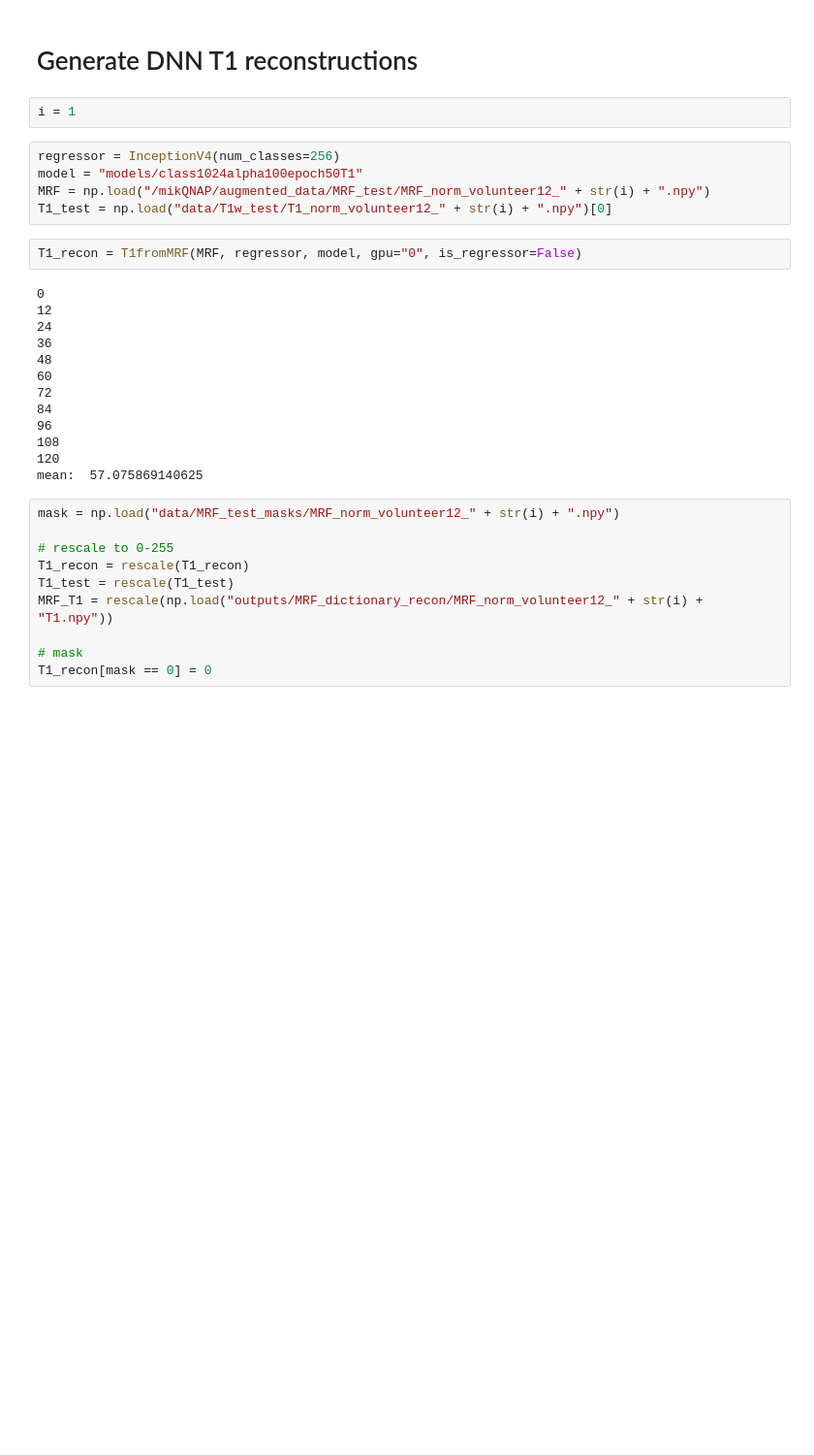
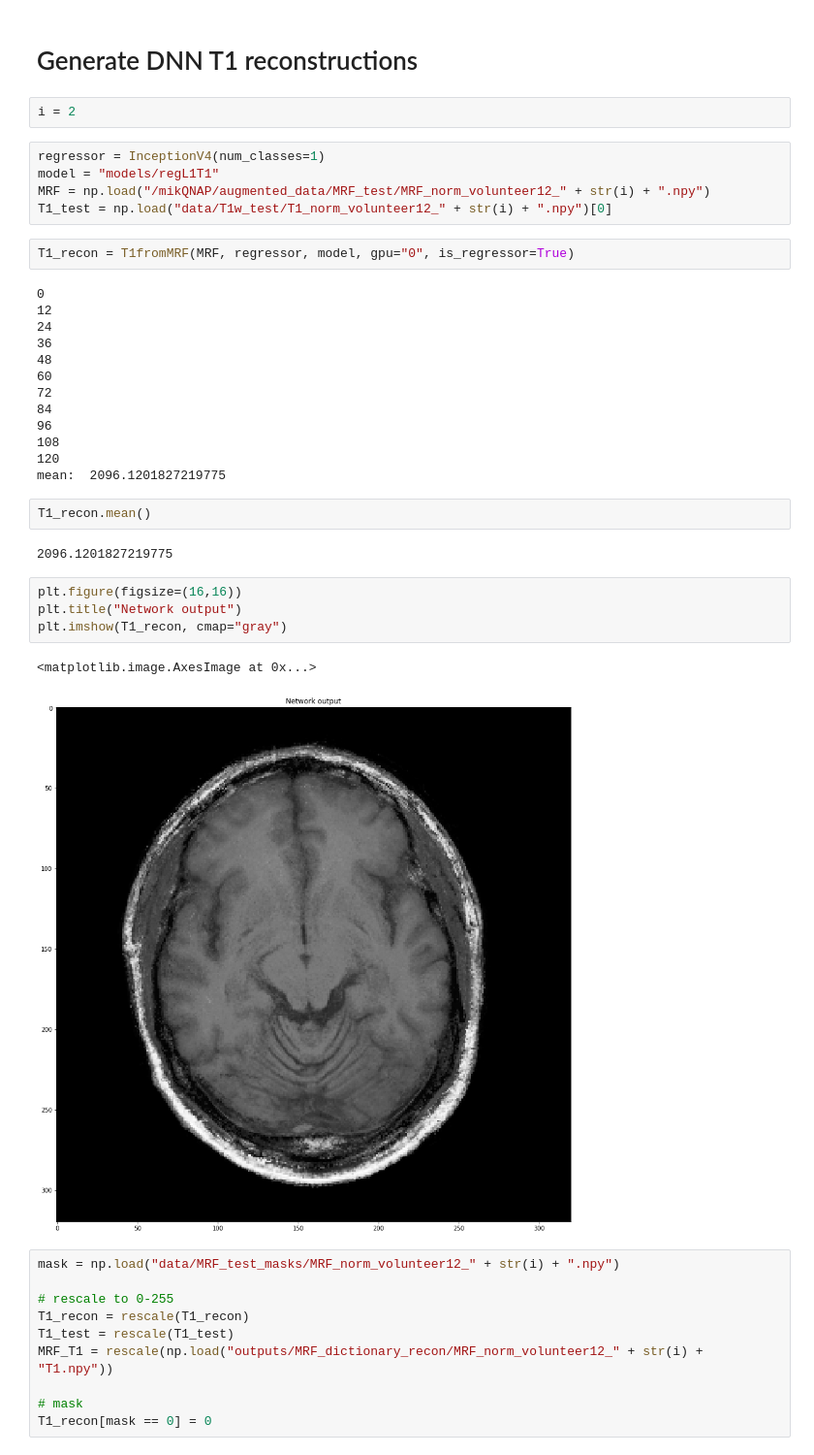
Before and after one commit to Ilya-Muromets/AutoMRF, a Jupyter notebook: DNN_Reconstruction.ipynb, the cells around one changed output. Shown at 97% size. Drawn from its saved outputs; the diff is of its cells as text; blank space fills up the shorter version.

```diff
--- a/DNN_Reconstruction.ipynb
+++ b/DNN_Reconstruction.ipynb
@@ -73,14 +73,14 @@ def T1fromMRF(MRF, regressor, model, signal_length=999999, is_regressor=False, g
 # %% [markdown]
 # Generate DNN T1 reconstructions
 # %%
-i = 1
+i = 2
 # %%
-regressor = InceptionV4(num_classes=256)
-model = "models/class1024alpha100epoch50T1"
+regressor = InceptionV4(num_classes=1)
+model = "models/regL1T1"
 MRF = np.load("/mikQNAP/augmented_data/MRF_test/MRF_norm_volunteer12_" + str(i) + ".npy")
 T1_test = np.load("data/T1w_test/T1_norm_volunteer12_" + str(i) + ".npy")[0]
 # %%
-T1_recon = T1fromMRF(MRF, regressor, model, gpu="0", is_regressor=False)
+T1_recon = T1fromMRF(MRF, regressor, model, gpu="0", is_regressor=True)
 # %% [output]
 0
 12
@@ -93,7 +93,18 @@ T1_recon = T1fromMRF(MRF, regressor, model, gpu="0", is_regressor=False)
 96
 108
 120
-mean:  57.075869140625
+mean:  2096.1201827219775
+# %%
+T1_recon.mean()
+# %% [output]
+2096.1201827219775
+# %%
+plt.figure(figsize=(16,16))
+plt.title("Network output")
+plt.imshow(T1_recon, cmap="gray")
+# %% [output]
+<matplotlib.image.AxesImage at 0x...>
+[figure, added]
 # %%
 mask = np.load("data/MRF_test_masks/MRF_norm_volunteer12_" + str(i) + ".npy")
 
```
Also changed, not shown: parts of 10 cells of this notebook, 4 other files.
